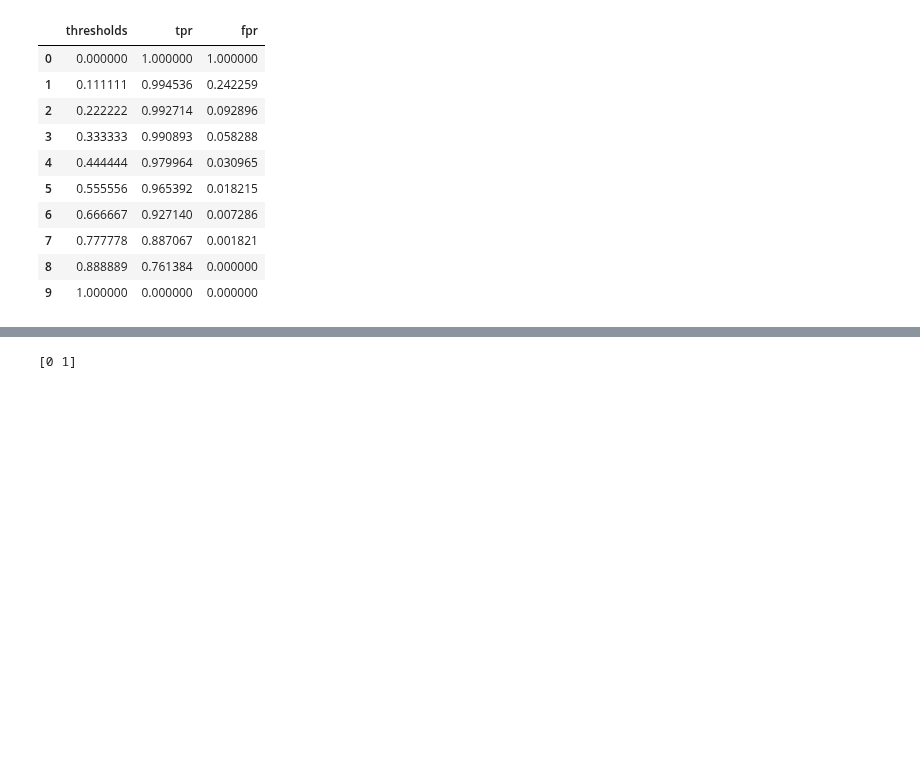
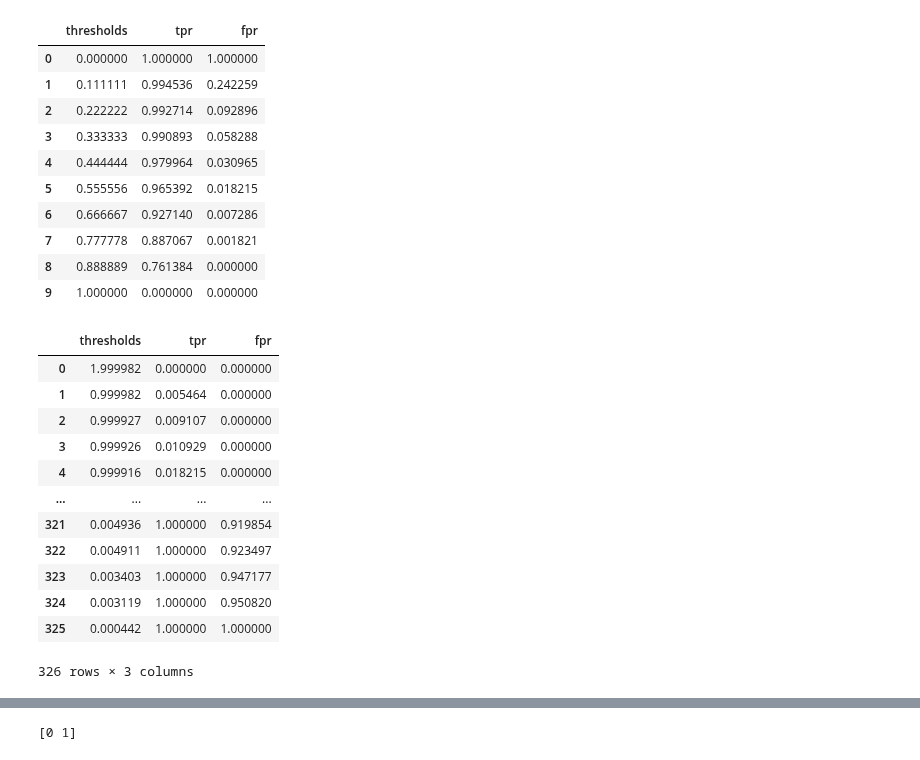
Before and after one commit to omdgit/Hands-On-Gradient-Boosting-with-XGBoost-and-Scikit-learn, a Jupyter notebook: Chapter10/Titanic.ipynb, the cells around one changed output, grey strips where cells are left out. Cells and saved outputs as stored; diff of their text form; code cells hidden in the pictures; blank space fills up the shorter version.

```diff
--- a/Chapter10/Titanic.ipynb
+++ b/Chapter10/Titanic.ipynb
@@ -457,4 +468,25 @@ df_auroc
 | 7 | 0.777778 | 0.887067 | 0.001821 |
 | 8 | 0.888889 | 0.761384 | 0.000000 |
 | 9 | 1.000000 | 0.000000 | 0.000000 |
+# %%
+fpr, tpr, thresholds = roc_curve(y_resampled, df_probs['Yes'], pos_label = 1) #positive class is 1; negative class is 0
+df_auroc_2 = pd.DataFrame(thresholds)
+df_auroc_2.columns = ['thresholds']
+df_auroc_2['tpr'] = tpr
+df_auroc_2['fpr'] = fpr
+df_auroc_2
+# %% [output]
+|  | thresholds | tpr | fpr |
+| 0 | 1.999982 | 0.000000 | 0.000000 |
+| 1 | 0.999982 | 0.005464 | 0.000000 |
+| 2 | 0.999927 | 0.009107 | 0.000000 |
+| 3 | 0.999926 | 0.010929 | 0.000000 |
+| 4 | 0.999916 | 0.018215 | 0.000000 |
+| ... | ... | ... | ... |
+| 321 | 0.004936 | 1.000000 | 0.919854 |
+| 322 | 0.004911 | 1.000000 | 0.923497 |
+| 323 | 0.003403 | 1.000000 | 0.947177 |
+| 324 | 0.003119 | 1.000000 | 0.950820 |
+| 325 | 0.000442 | 1.000000 | 1.000000 |
+326 rows × 3 columns
 # %%
```
Also changed, not shown: parts of 6 cells of this notebook, 1 other file.
